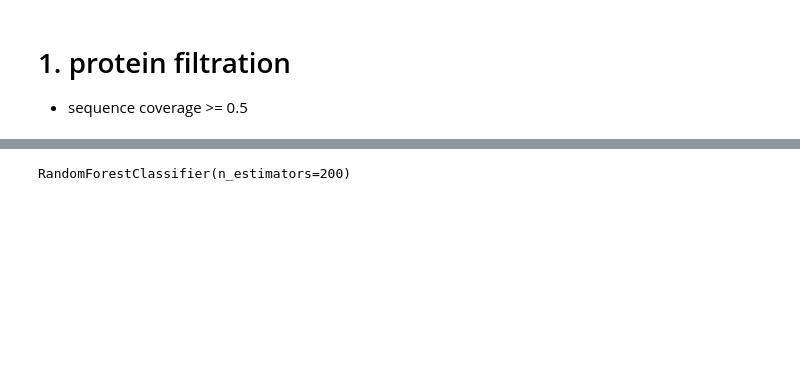
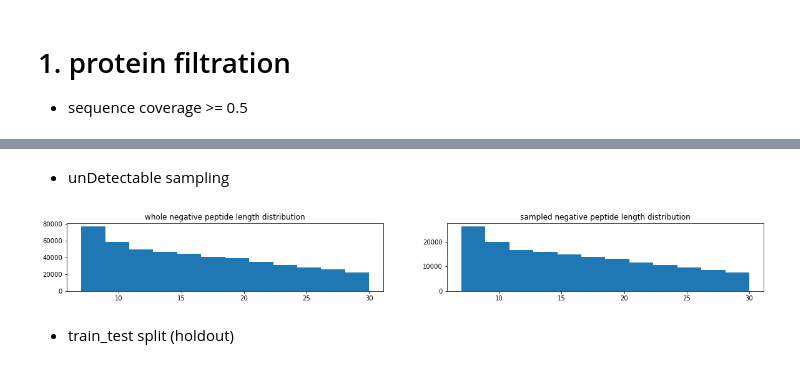
Before and after one commit to zoohoson/Peptide_Detectability, a Jupyter notebook: preprocessing_train_test_split.ipynb, the cells around one changed output, grey strips where cells are left out. Cells and saved outputs as stored; diff of their text form; code cells hidden in the pictures; blank space fills up the shorter version.

```diff
--- a/preprocessing_train_test_split.ipynb
+++ b/preprocessing_train_test_split.ipynb
@@ -455,19 +461,14 @@ df_y_cover = pd.DataFrame([[one, round(two, 2)]
 # %%
-c_prot = df_y_cover.loc[df_y_cover.C>=0.5].protein.values
-remain_prot = c_prot
-print('follow AP3 filteration method : ', len(remain_prot))
+THRESHOLD = 0.5
+remain_prot = df_cover.loc[df_cover.coverage>=THRESHOLD].protein.values
+print('after protein sequence coverage >= 0.5 filtration : ', len(remain_prot))
 
 digest_prot = remain_prot[:int(len(remain_prot)/2)]
 detect_prot = remain_prot[int(len(remain_prot)/2):]
 
-digest_idx = [idx for idx, _ in enumerate(df_kb_uni.protein.values) if _ in digest_prot]
-detect_idx = [idx for idx, _ in enumerate(df_kb_uni.protein.values) if _ in detect_prot]
-df_y_digest = df_kb_uni.loc[digest_idx].reset_index(drop=True)
-df_y_detect = df_kb_uni.loc[detect_idx].reset_index(drop=True)
-
-PC, PCmiss = counting(pep_tree=kb_tree, df_prot=df_y_digest, types='sc', df_pep=df_kb)
-data_dicKR15 = labeling(PC, PCmiss, 7)
-df_multi15_kr = preprocessing(data_dicKR15)
-
-print(df_y_digest.shape, df_y_detect.shape)
+digest_idx = [idx for idx, _ in enumerate(df_ided_protein.PROTEIN.values) if _ in digest_prot]
+detect_idx = [idx for idx, _ in enumerate(df_ided_protein.PROTEIN.values) if _ in detect_prot]
+df_digest_protein = df_ided_protein.loc[digest_idx].reset_index(drop=True)
+df_detect_protein = df_ided_protein.loc[detect_idx].reset_index(drop=True)
+print(df_digest_protein.shape, df_detect_protein.shape)
 # %% [output]
@@ -563,0 +482,2 @@ rf auc : 0.9747440093308397
+# %%
+df_detect_peptide = pep_detection_labelling(df_ided_protein = df_detect_protein)
@@ -756,5 +495,12 @@ rf auc : 0.9165316023101424
-# %%
-clf_multi_detect_whole = RandomForestClassifier(n_estimators=200)
-clf_multi_detect_whole.fit(X, y)
-# %% [output]
-RandomForestClassifier(n_estimators=200)
+# %% [markdown]
+* unDetectable sampling
+# %%
+fig, ax = plt.subplots(1, 2)
+fig.set_size_inches(20, 2)
+ax[0].hist(df_detect_peptide.loc[df_detect_peptide.ID==0].PEP.apply(lambda x: len(x)).values, bins=12)
+ax[0].set_title('whole negative peptide length distribution')
+ax[1].hist(df_detect_peptide.loc[df_detect_peptide.ID==0].sample(168244, random_state=7).PEP.apply(lambda x: len(x)).values, bins=12)
+ax[1].set_title('sampled negative peptide length distribution')
+plt.show()
+# %% [output]
+[figure, added]
@@ -760,0 +511,2 @@ RandomForestClassifier(n_estimators=200)
+# %% [markdown]
+* train_test split (holdout)
```
Also changed, not shown: parts of 32 cells of this notebook, 20 other files.
